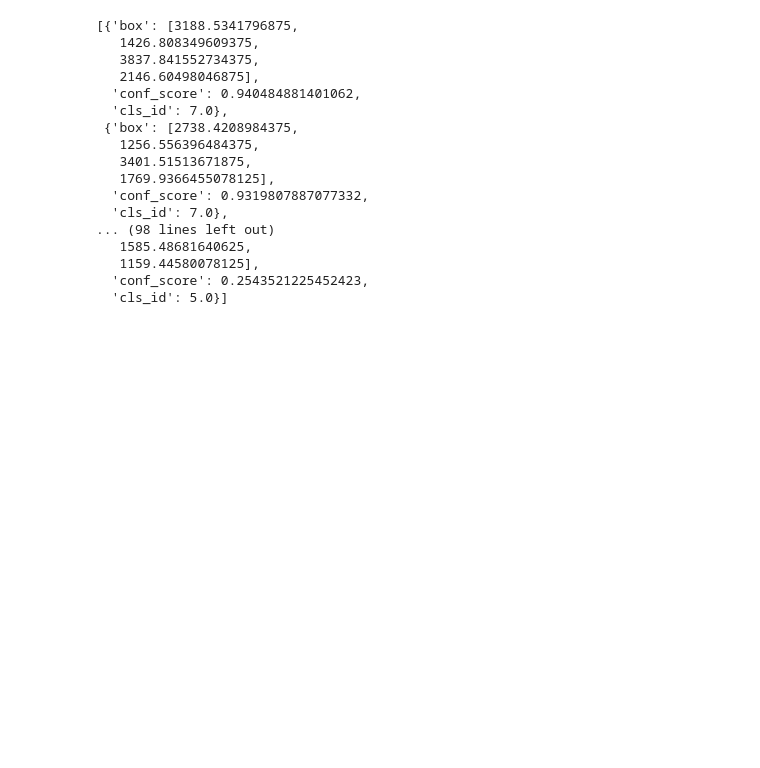
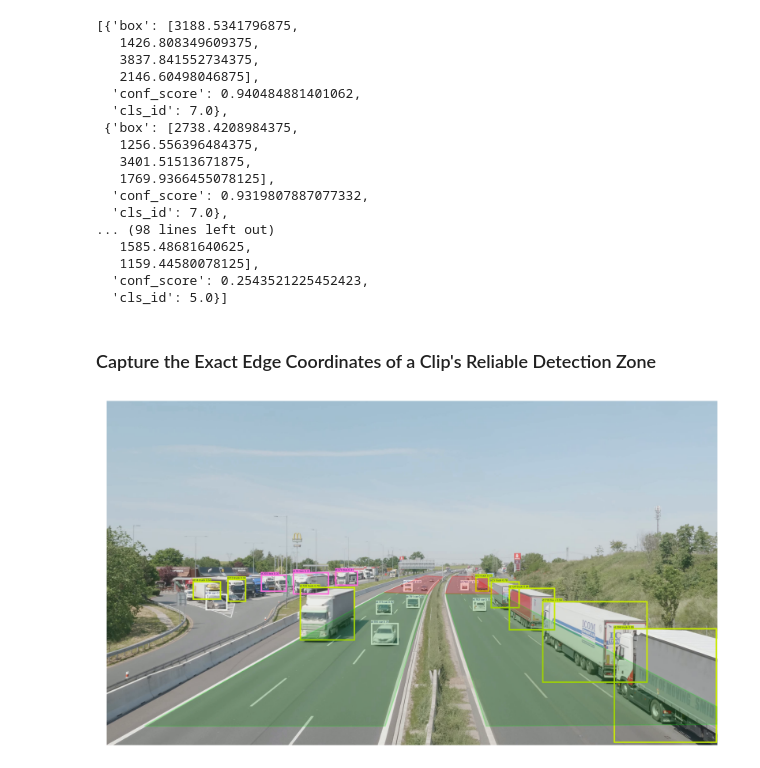
Before and after one commit to reubenjosephisidoro/line-counter, a Jupyter notebook: notebooks/scratchpad.ipynb, the cells around one changed output. Drawn from its saved outputs; the diff is of its cells as text; code cells hidden in the pictures; blank space fills up the shorter version.

```diff
--- a/notebooks/scratchpad.ipynb
+++ b/notebooks/scratchpad.ipynb
@@ -75,3 +83,65 @@ predictions
    1159.44580078125],
   'conf_score': 0.2543521225452423,
   'cls_id': 5.0}]
+# %% [markdown]
+### Capture the Exact Edge Coordinates of a Clip's Reliable Detection Zone
+# %%
+import matplotlib.pyplot as plt
+import matplotlib.patches as patches
+from matplotlib.patches import Polygon
+from PIL import Image
+import numpy as np
+
+img = Image.open("assets/rdz-fz-nohighlight.png")
+
+fig, ax = plt.subplots(1, figsize=(16, 9))
+ax.imshow(img)
+
+left_rdz_zpoints = [(238, 2041),  # bottom-left corner
+                    (1743, 1202),  # top-left corner
+                    (2019, 1213),  # top-right corner
+                    (1752, 2041)] # bottom-right corner
+
+left_farzone_zp = [(1743, 1202),  # bottom-left corner
+                   (2005, 1097),  # top-left corner
+                   (2112, 1104),  # top-right corner
+                   (2019, 1213)]  # bottom-right corner
+
+right_rdz_zpoints = [(2386, 2041),  # bottom-left corner
+                    (2130, 1209),  # top-left corner
+                    (2467, 1212),  # top-right corner
+                    (4050, 2028)] # bottom-right corner
+
+right_farzone_zp = [(2130, 1209),  # bottom-left corner
+                   (2172, 1100),  # top-left corner
+                   (2300, 1102),  # top-right corner
+                   (2467, 1212)]  # bottom-right corner
+
+left_rdz = Polygon(left_rdz_zpoints, closed=True,
+                   facecolor='green', alpha=0.2,
+                   edgecolor='lime', linewidth=2)
+
+left_fz = Polygon(left_farzone_zp, closed=True,
+                   facecolor='red', alpha=0.2,
+                   edgecolor='red', linewidth=2)
+
+right_rdz = Polygon(right_rdz_zpoints, closed=True,
+                   facecolor='green', alpha=0.2,
+                   edgecolor='lime', linewidth=2)
+
+right_fz = Polygon(right_farzone_zp, closed=True,
+                   facecolor='red', alpha=0.2,
+                   edgecolor='red', linewidth=2)
+
+ax.add_patch(left_rdz), ax.add_patch(left_fz)
+ax.add_patch(right_rdz), ax.add_patch(right_fz)
+
+w, h = img.size
+ax.set_xlim(0, w)
+ax.set_ylim(h, 0)
+ax.axis('off')
+plt.tight_layout()
+# plt.savefig("assets/rdz-fz-highlighted.png", dpi=150, bbox_inches='tight')
+plt.show()
+# %% [output]
+[figure, added]
```
Also changed, not shown: parts of 2 cells of this notebook, 9 other files.
